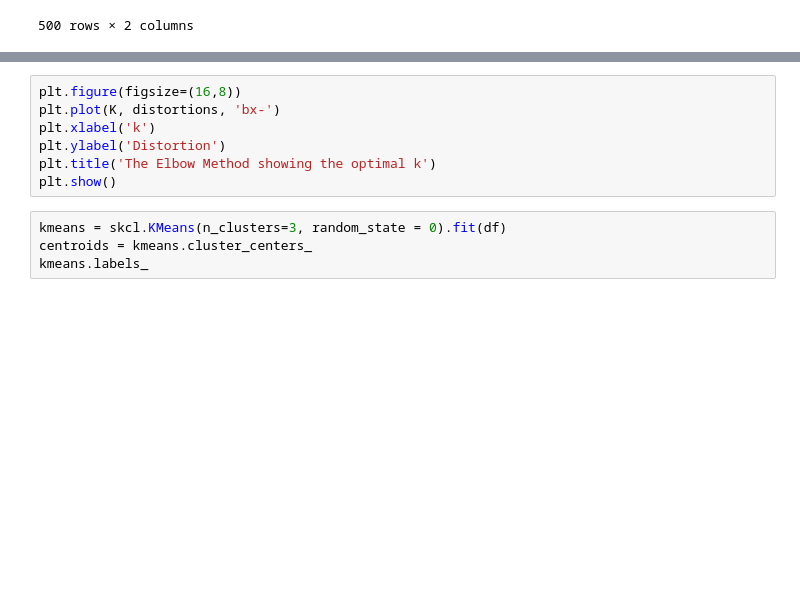
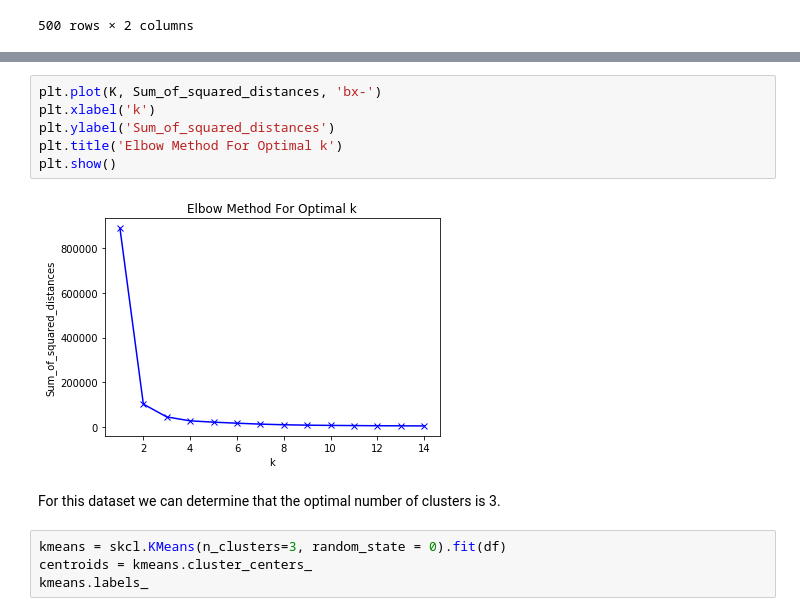
Before and after one commit to hayleydoherty/ProgMachineLS, a Jupyter notebook: Project.ipynb, the cells around one changed output, grey strips where cells are left out. Drawn from its saved outputs; the diff is of its cells as text; blank space fills up the shorter version.

```diff
--- a/Project.ipynb
+++ b/Project.ipynb
@@ -45,10 +49,13 @@ NameError: name 'KMeans' is not defined
 # %%
-plt.figure(figsize=(16,8))
-plt.plot(K, distortions, 'bx-')
+plt.plot(K, Sum_of_squared_distances, 'bx-')
 plt.xlabel('k')
-plt.ylabel('Distortion')
-plt.title('The Elbow Method showing the optimal k')
+plt.ylabel('Sum_of_squared_distances')
+plt.title('Elbow Method For Optimal k')
 plt.show()
+# %% [output]
+[figure, added]
+# %% [markdown]
+For this dataset we can determine that the optimal number of clusters is 3.
 # %%
 kmeans = skcl.KMeans(n_clusters=3, random_state = 0).fit(df)
 centroids = kmeans.cluster_centers_
```
Also changed, not shown: parts of 25 cells of this notebook.
